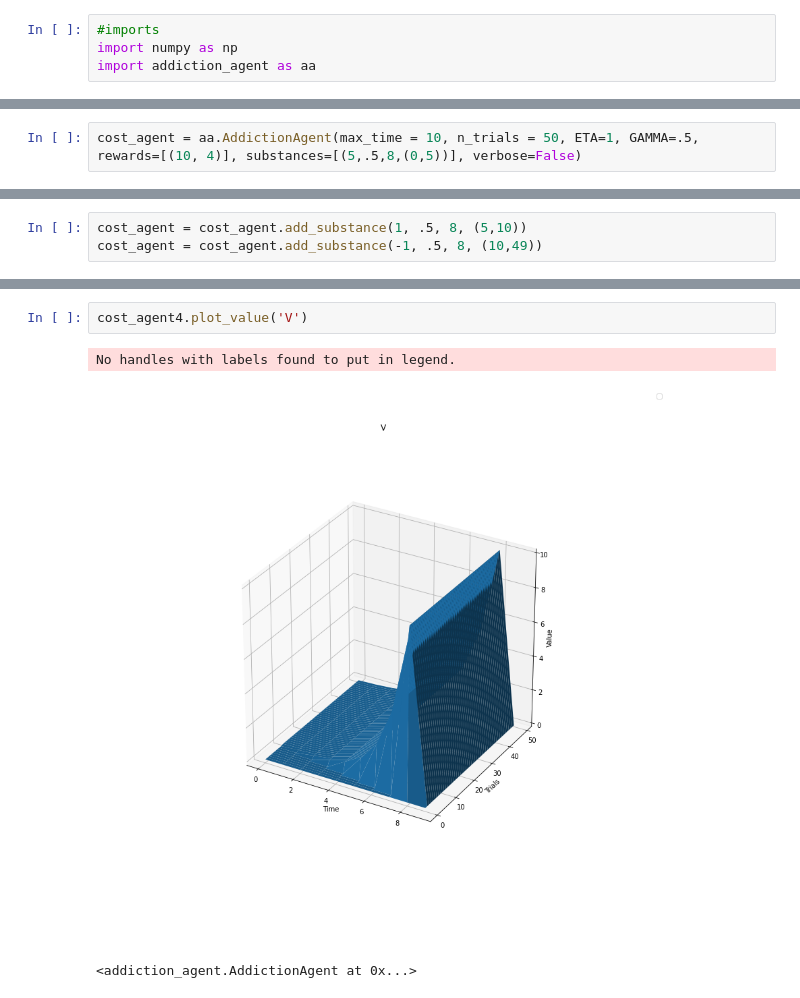
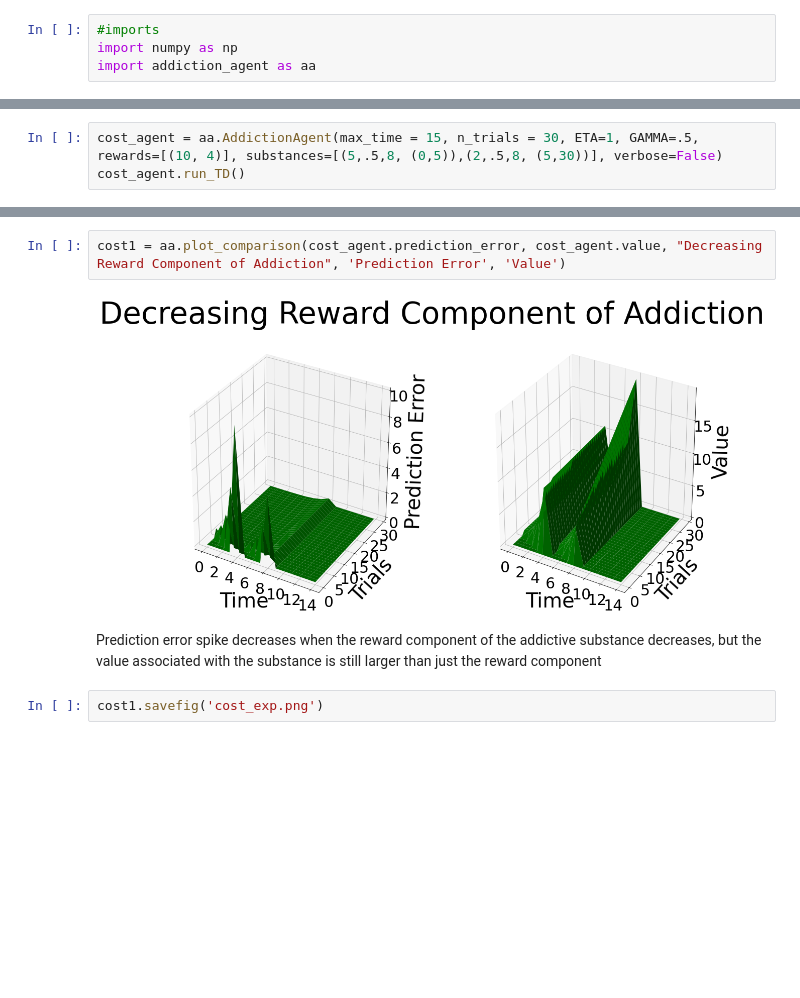
Before and after one commit to jagalinho/nyu-ccm-rl-addiction, a Jupyter notebook: experiments.ipynb, the cells around one changed output, grey strips where cells are left out. Drawn from its saved outputs; the diff is of its cells as text; blank space fills up the shorter version.

```diff
--- a/experiments.ipynb
+++ b/experiments.ipynb
@@ -7,2 +48,3 @@ import addiction_agent as aa
 # %%
-cost_agent = aa.AddictionAgent(max_time = 10, n_trials = 50, ETA=1, GAMMA=.5, rewards=[(10, 4)], substances=[(5,.5,8,(0,5))], verbose=False)
+cost_agent = aa.AddictionAgent(max_time = 15, n_trials = 30, ETA=1, GAMMA=.5, rewards=[(10, 4)], substances=[(5,.5,8, (0,5)),(2,.5,8, (5,30))], verbose=False)
+cost_agent.run_TD()
@@ -9,3 +52,0 @@ cost_agent = aa.AddictionAgent(max_time = 10, n_trials = 50, ETA=1, GAMMA=.5, re
-# %%
-cost_agent = cost_agent.add_substance(1, .5, 8, (5,10))
-cost_agent = cost_agent.add_substance(-1, .5, 8, (10,49))
@@ -67,6 +53,8 @@ aa.plot_comparison(cost_agent4.value, cost_agent4.prediction_error, "No Addictio
-# %%
-cost_agent4.plot_value('V')
-# %% [output]
-No handles with labels found to put in legend.
-[figure, removed]
-<addiction_agent.AddictionAgent at 0x...>
+# %%
+cost1 = aa.plot_comparison(cost_agent.prediction_error, cost_agent.value, "Decreasing Reward Component of Addiction", 'Prediction Error', 'Value')
+# %% [output]
+[figure, added]
+# %% [markdown]
+Prediction error spike decreases when the reward component of the addictive substance decreases, but the value associated with the substance is still larger than just the reward component
+# %%
+cost1.savefig('cost_exp.png')
```
Also changed, not shown: parts of 22 cells of this notebook, 1 other file.
